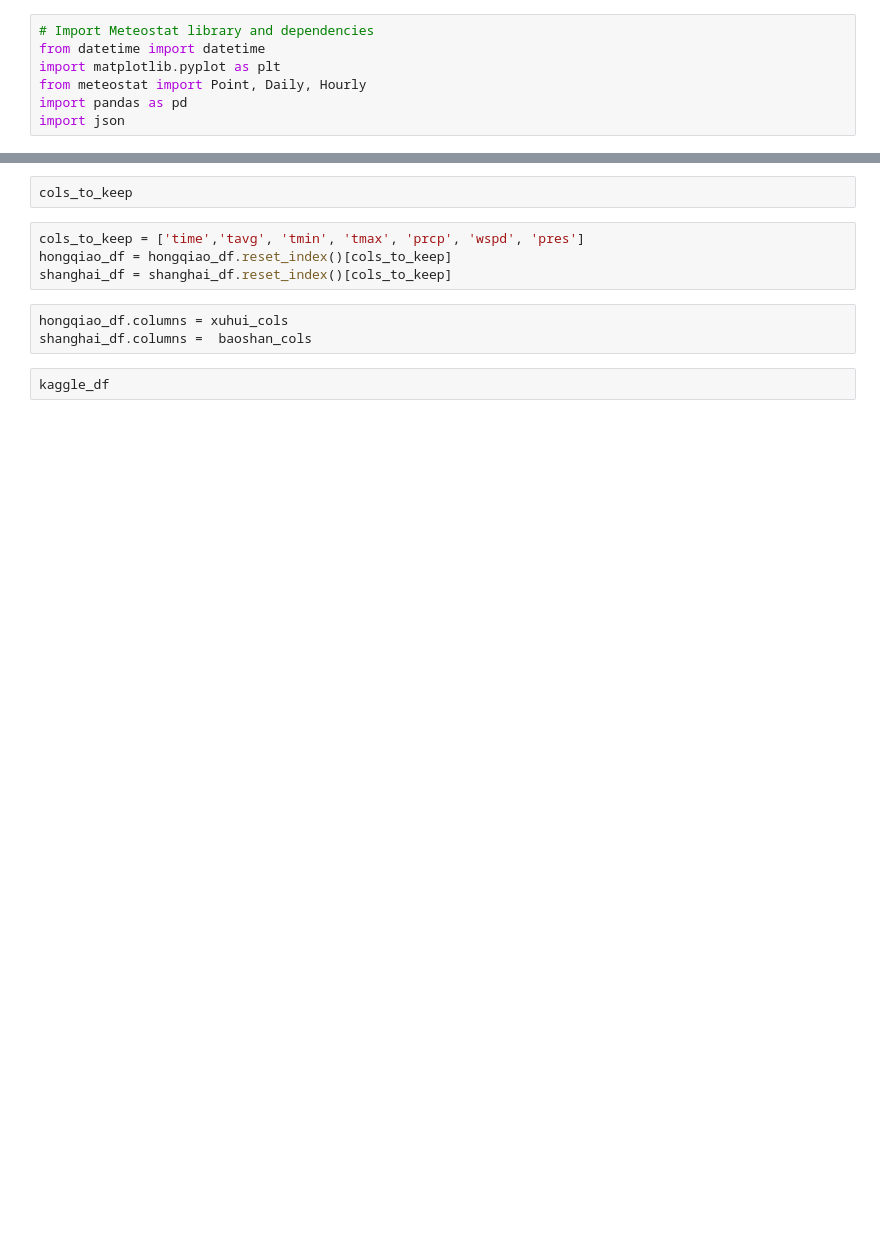
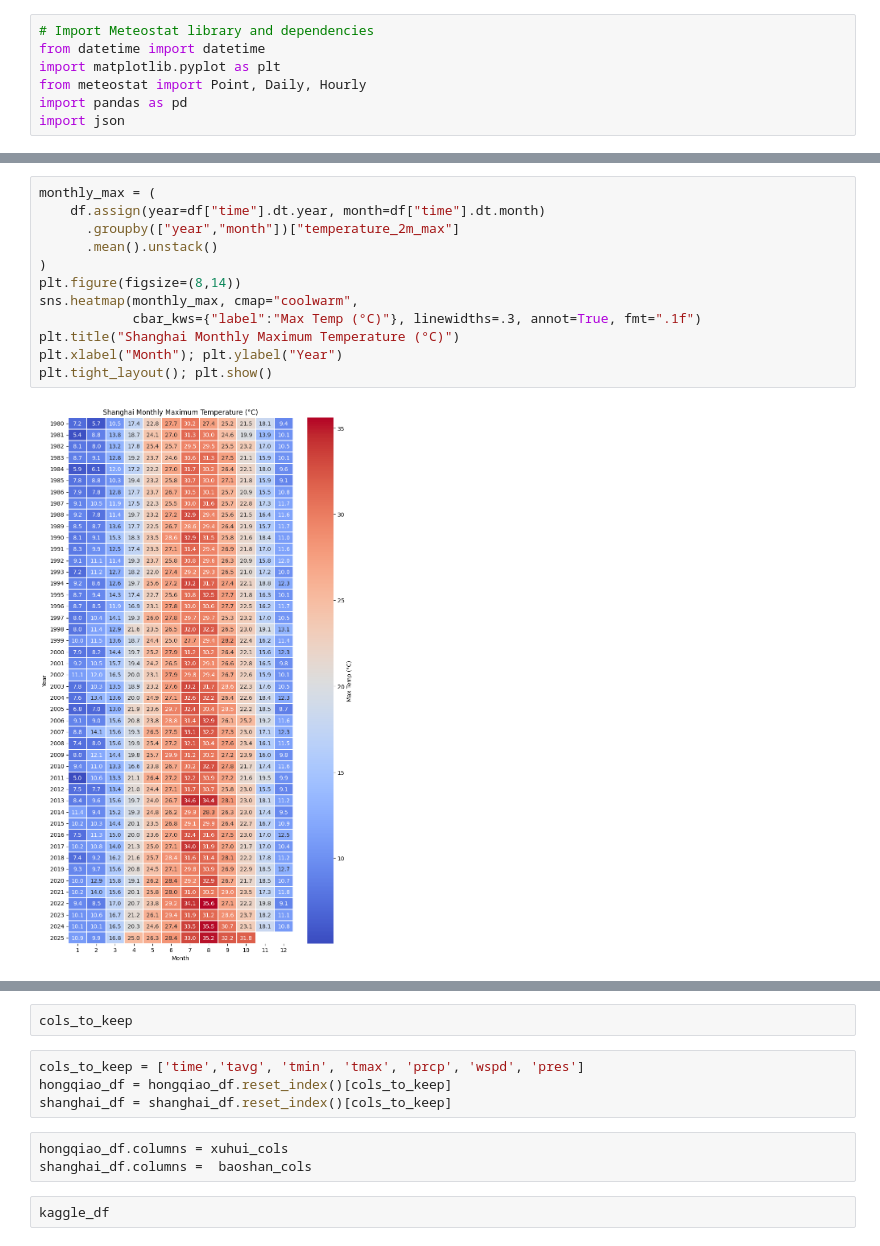
Before and after one commit to gderiddershanghai/shanghai-weather-app, a Jupyter notebook: METEASTAT_API.ipynb, the cells around one changed output, grey strips where cells are left out. Cells and saved outputs as stored; diff of their text form; blank space fills up the shorter version.

```diff
--- a/METEASTAT_API.ipynb
+++ b/METEASTAT_API.ipynb
@@ -9,0 +402,14 @@ import json
+# %%
+monthly_max = (
+    df.assign(year=df["time"].dt.year, month=df["time"].dt.month)
+      .groupby(["year","month"])["temperature_2m_max"]
+      .mean().unstack()
+)
+plt.figure(figsize=(8,14))
+sns.heatmap(monthly_max, cmap="coolwarm",
+            cbar_kws={"label":"Max Temp (°C)"}, linewidths=.3, annot=True, fmt=".1f")
+plt.title("Shanghai Monthly Maximum Temperature (°C)")
+plt.xlabel("Month"); plt.ylabel("Year")
+plt.tight_layout(); plt.show()
+# %% [output]
+[figure, added]
```
Also changed, not shown: parts of 42 cells of this notebook, 2 other files.
